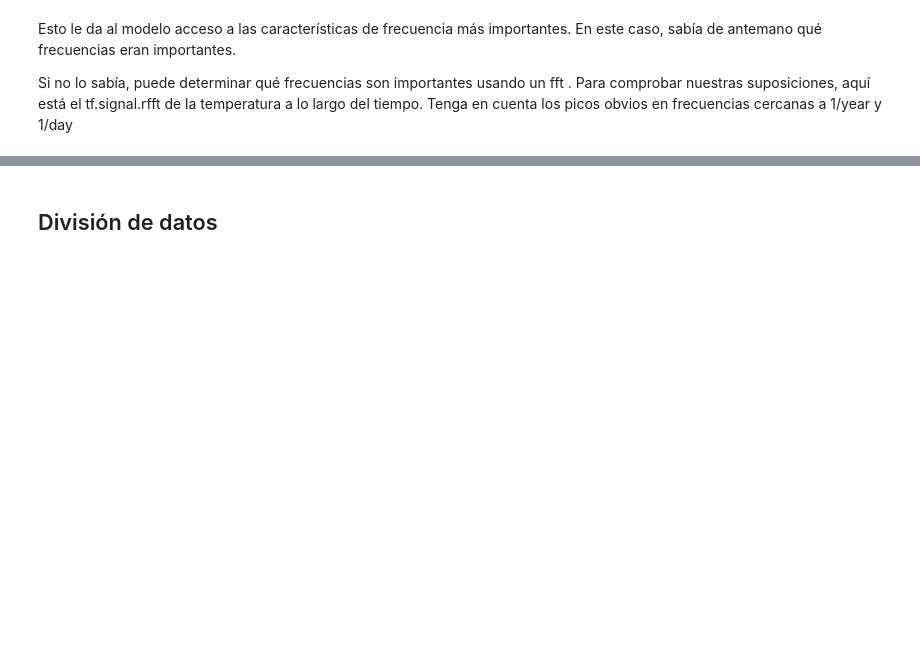
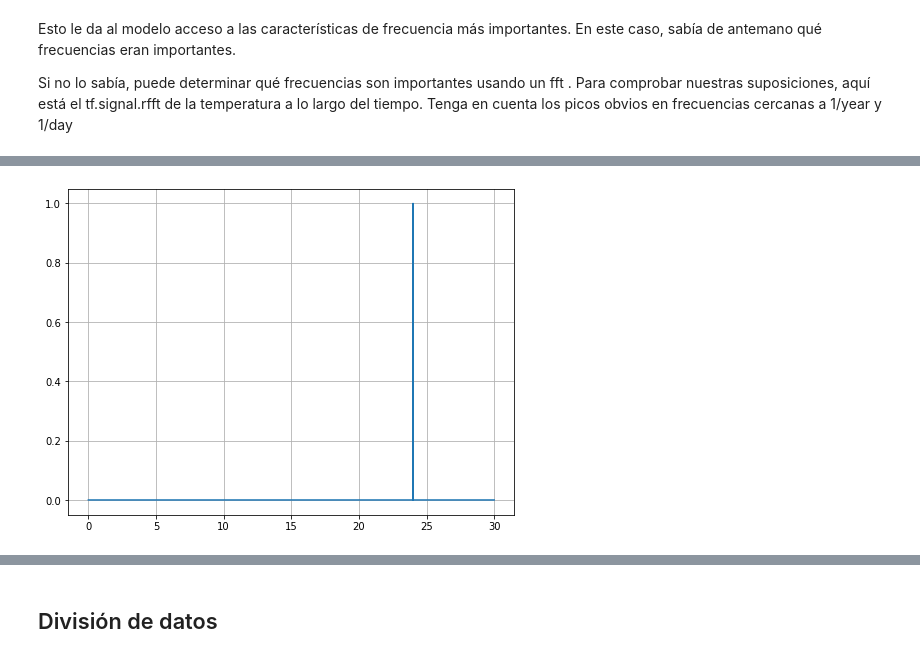
Before and after one commit to georgesteve/Research-Assitant-ML-ROJ, a Jupyter notebook: Semana_5.ipynb, the cells around one changed output, grey strips where cells are left out. Saved outputs shown, nothing was run; the diff lists cells and outputs as text; code cells hidden in the pictures; blank space fills up the shorter version.

```diff
--- a/Semana_5.ipynb
+++ b/Semana_5.ipynb
@@ -215,0 +275,16 @@ _ = plt.xlabel('Frequency (log scale)')
+# %%
+from scipy.fft import fft, fftfreq
+# Number of sample points
+N = 60*100*5
+# sample spacing
+T = 1.0 / 60.0
+x = np.linspace(0.0, N*T, N, endpoint=False)
+y = np.sin(24.0 * 2.0*np.pi*x)
+yf = fft(y)
+xf = fftfreq(N, T)[:N//2]
+import matplotlib.pyplot as plt
+plt.plot(xf, 2.0/N * np.abs(yf[0:N//2]))
+plt.grid()
+plt.show()
+# %% [output]
+[figure, added]
```
Also changed, not shown: parts of 8 cells of this notebook.
